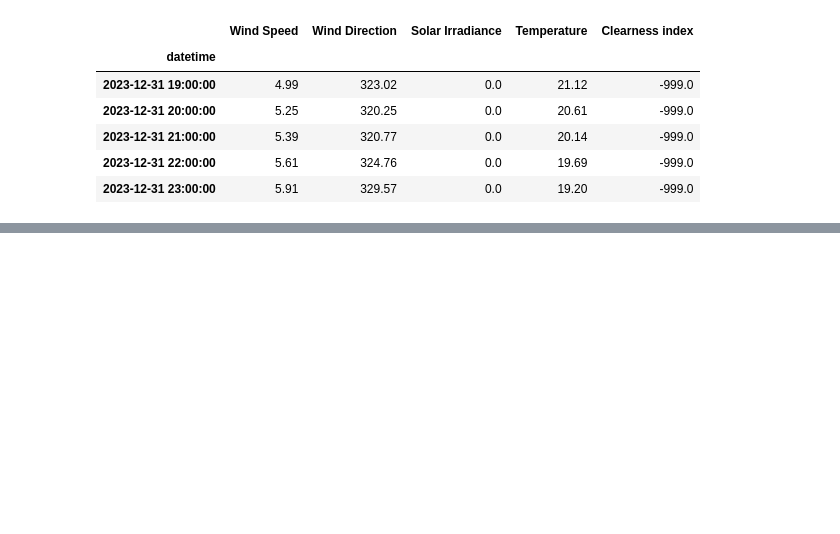
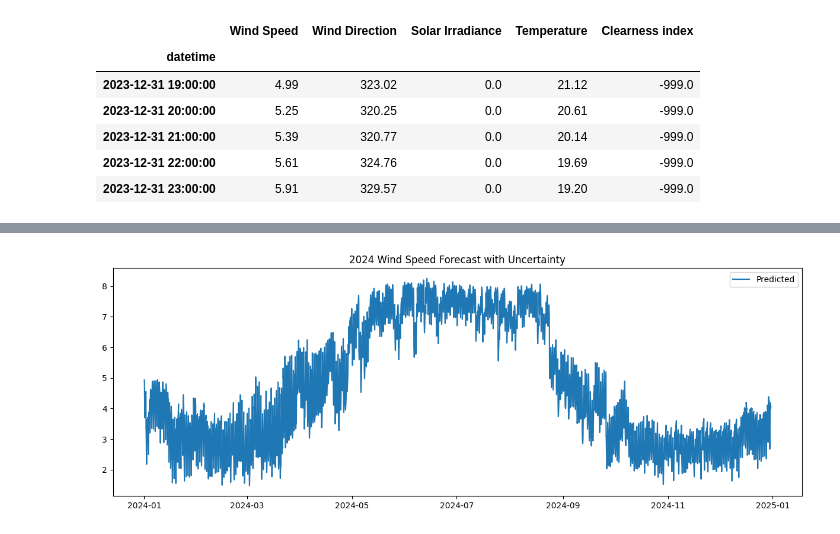
Before and after one commit to parasite-e/Wind-Speed-Prediction-Pytorch, a Jupyter notebook: notebook/main.ipynb, the cells around one changed output, grey strips where cells are left out. Cells and saved outputs as stored; diff of their text form; code cells hidden in the pictures; blank space fills up the shorter version.

```diff
--- a/notebook/main.ipynb
+++ b/notebook/main.ipynb
@@ -927,0 +920,9 @@ len(pred_df)
+# %%
+import matplotlib.pyplot as plt
+plt.figure(figsize=(15,5))
+plt.plot(pred_df['DateTime'], pred_df['WindSpeed_Predicted'], label='Predicted')
+plt.title('2024 Wind Speed Forecast with Uncertainty')
+plt.legend()
+plt.show()
+# %% [output]
+[figure, added]
```
Also changed, not shown: parts of 51 cells of this notebook, 2 other files.
